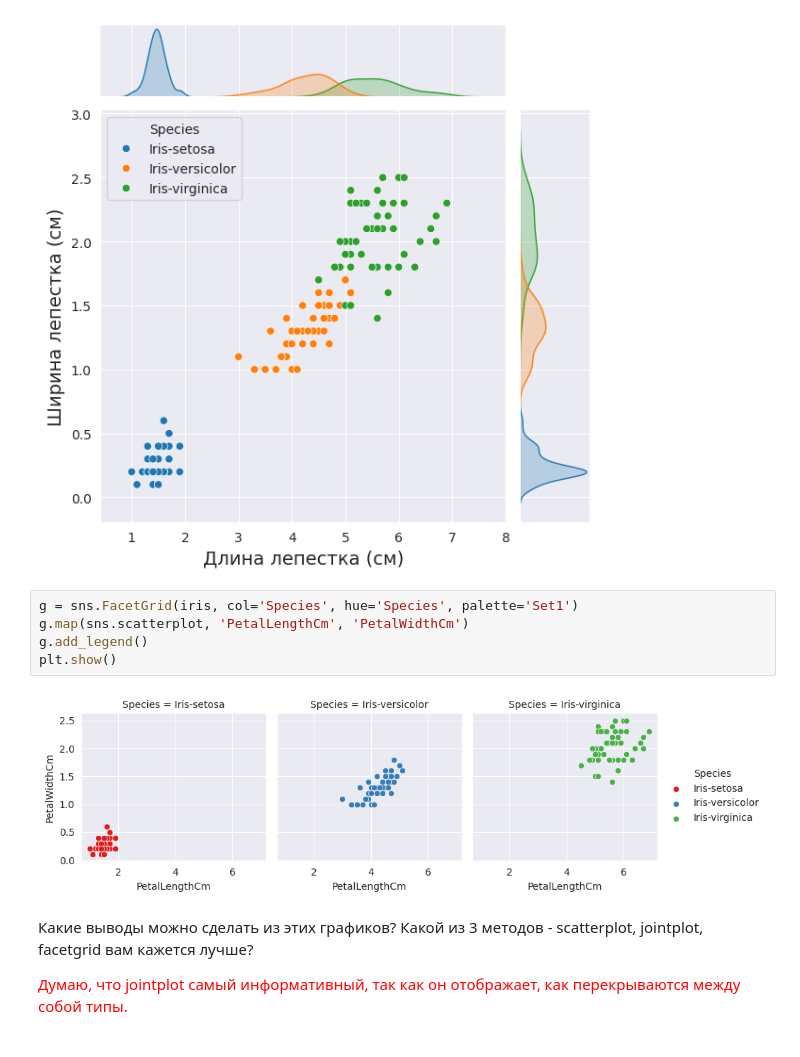
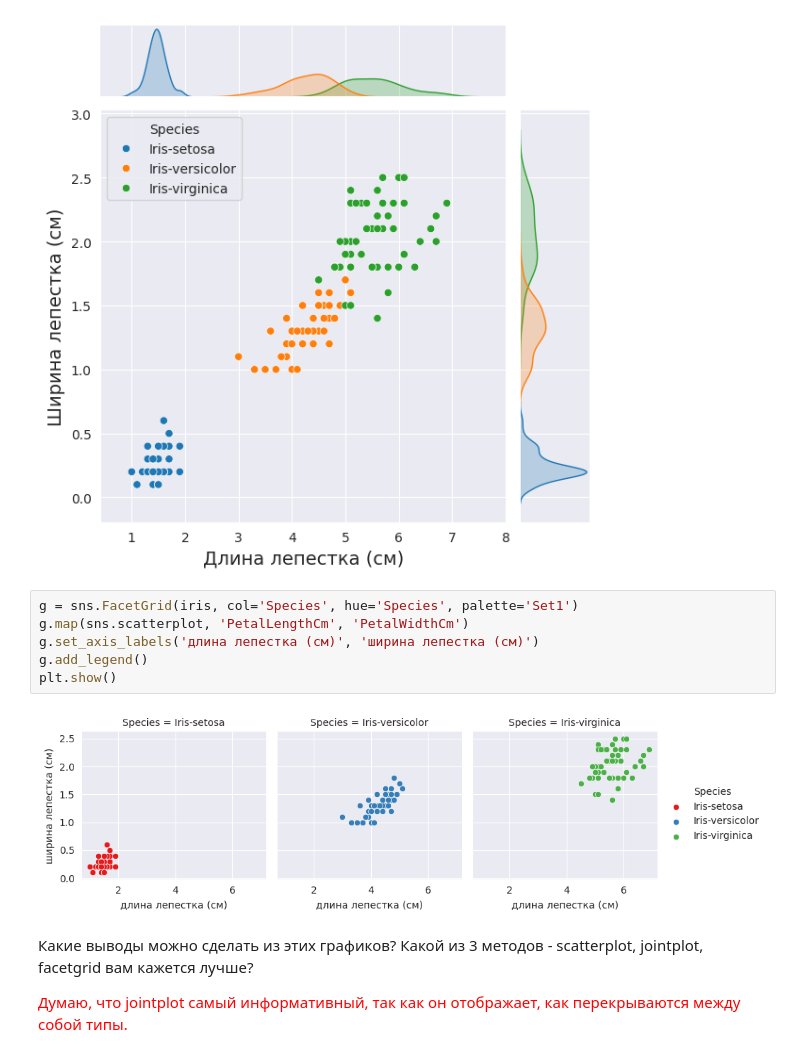
Before and after one commit to Andrei24511/python_archive, a Jupyter notebook: lab_1_np_pandas_matplotlib.ipynb, the cells around one changed output. Drawn from its saved outputs; the diff is of its cells as text.

```diff
--- a/lab_1_np_pandas_matplotlib.ipynb
+++ b/lab_1_np_pandas_matplotlib.ipynb
@@ -665,10 +665,11 @@ plt.show()
 # %%
 g = sns.FacetGrid(iris, col='Species', hue='Species', palette='Set1')
 g.map(sns.scatterplot, 'PetalLengthCm', 'PetalWidthCm')
+g.set_axis_labels('длина лепестка (см)', 'ширина лепестка (см)')
 g.add_legend()
 plt.show()
 # %% [output]
-[figure, old version]
+[figure, new version]
 # %% [markdown]
 Какие выводы можно сделать из этих графиков? Какой из 3 методов - scatterplot, jointplot, facetgrid вам кажется лучше?
 
```
Also changed, not shown: parts of 8 cells of this notebook.
